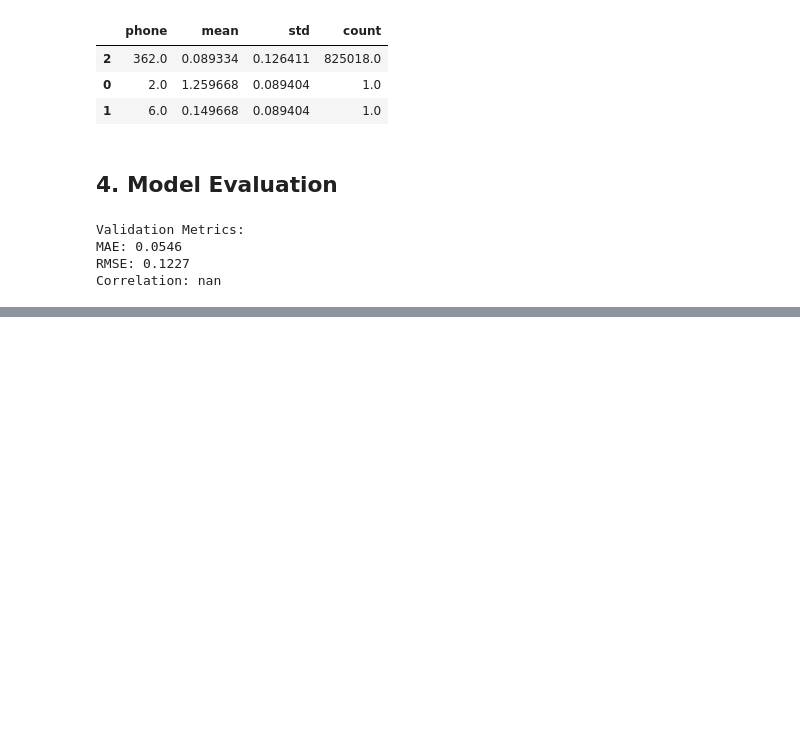
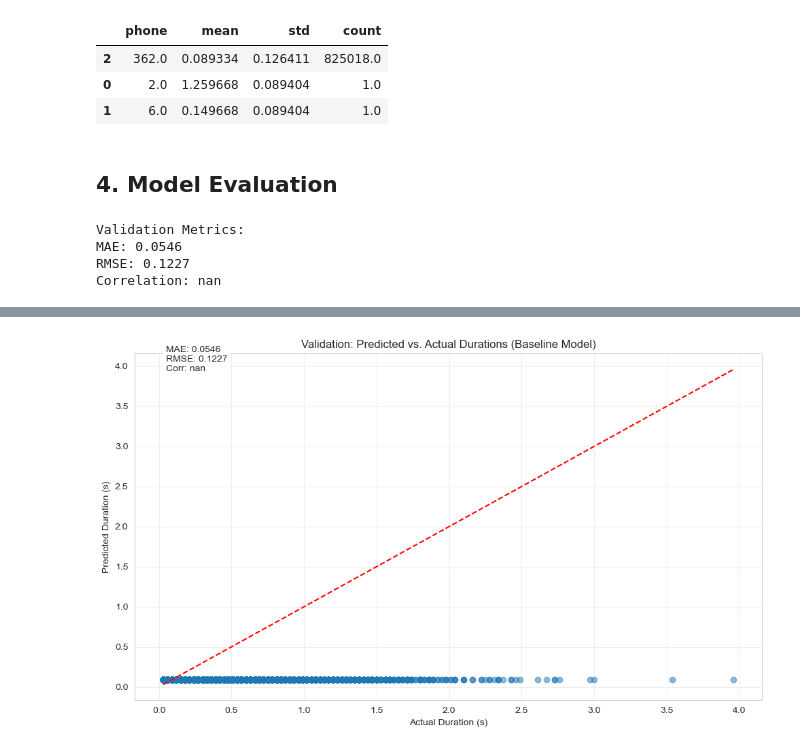
Before and after one commit to ivats2911/sub_word-unit-duration, a Jupyter notebook: subword_duration_modeling/notebooks/02_baseline_model.ipynb, the cells around one changed output, grey strips where cells are left out. Drawn from its saved outputs; the diff is of its cells as text; code cells hidden in the pictures; blank space fills up the shorter version.

Commit message:
all models trained

```diff
--- a/subword_duration_modeling/notebooks/02_baseline_model.ipynb
+++ b/subword_duration_modeling/notebooks/02_baseline_model.ipynb
@@ -139,0 +163,9 @@ Correlation: nan
+# %%
+# Make predictions
+y_val_pred = baseline_model.predict(X_val)
+y_test_pred = baseline_model.predict(X_test)
+
+# Plot predictions vs. actual durations
+plot_predictions(y_val, y_val_pred, title='Validation: Predicted vs. Actual Durations (Baseline Model)')
+# %% [output]
+[figure, added]
```
Also changed, not shown: parts of 9 cells of this notebook, 3 other files.
